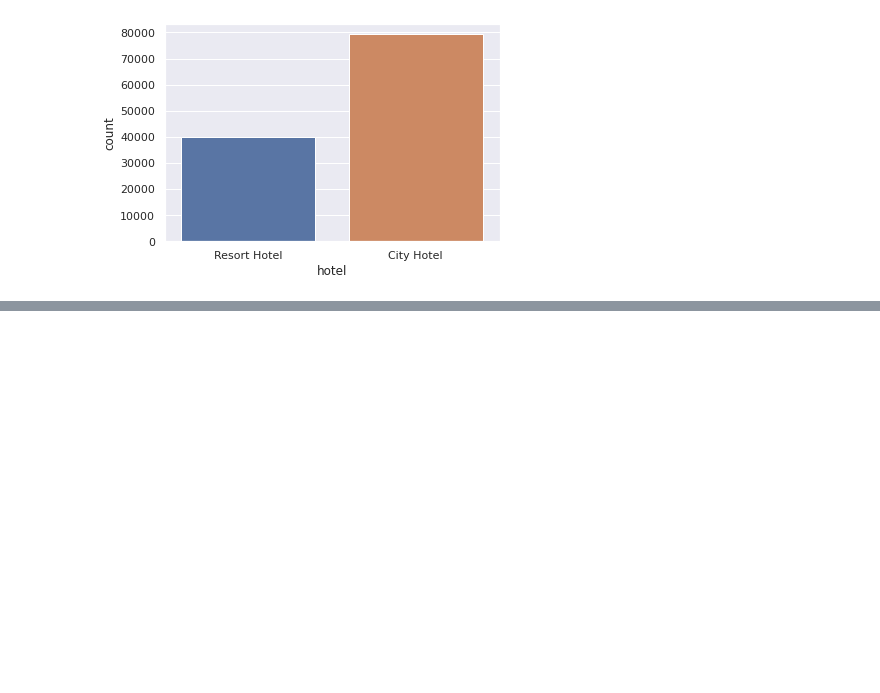
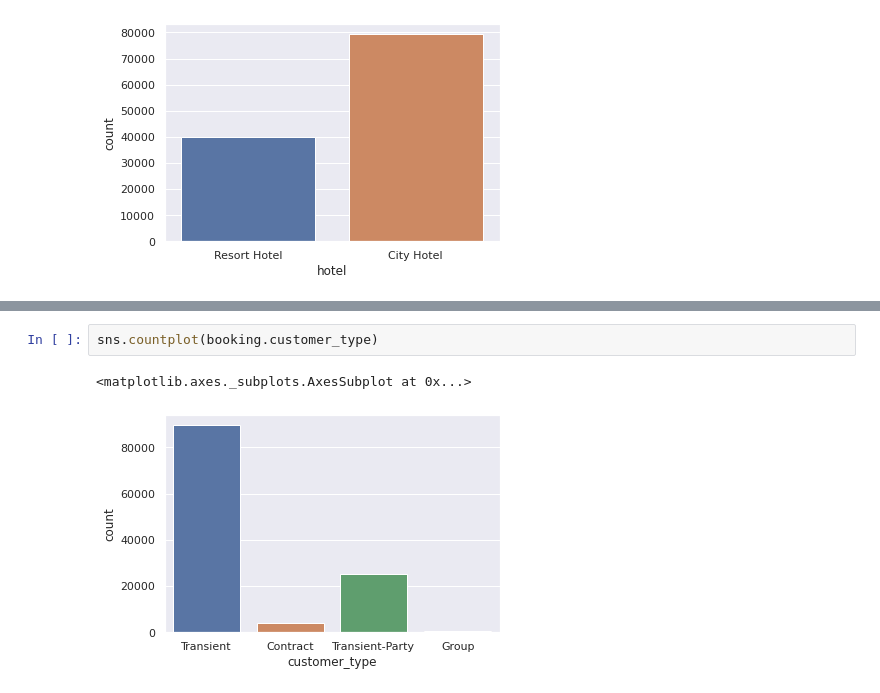
Before and after one commit to ChinmayRojatkar/EDA-Capstone-Hotel-Booking-Analysis, a Jupyter notebook: Hotel_Booking_Analysis_Capstone_Project.ipynb, the cells around one changed output, grey strips where cells are left out. Saved outputs shown, nothing was run; the diff lists cells and outputs as text; blank space fills up the shorter version.

```diff
--- a/Hotel_Booking_Analysis_Capstone_Project.ipynb
+++ b/Hotel_Booking_Analysis_Capstone_Project.ipynb
@@ -182,0 +189,5 @@ sns.countplot(booking.hotel)
+# %%
+sns.countplot(booking.customer_type)
+# %% [output]
+<matplotlib.axes._subplots.AxesSubplot at 0x...>
+[figure, added]
```
Also changed, not shown: parts of 2 cells of this notebook.
